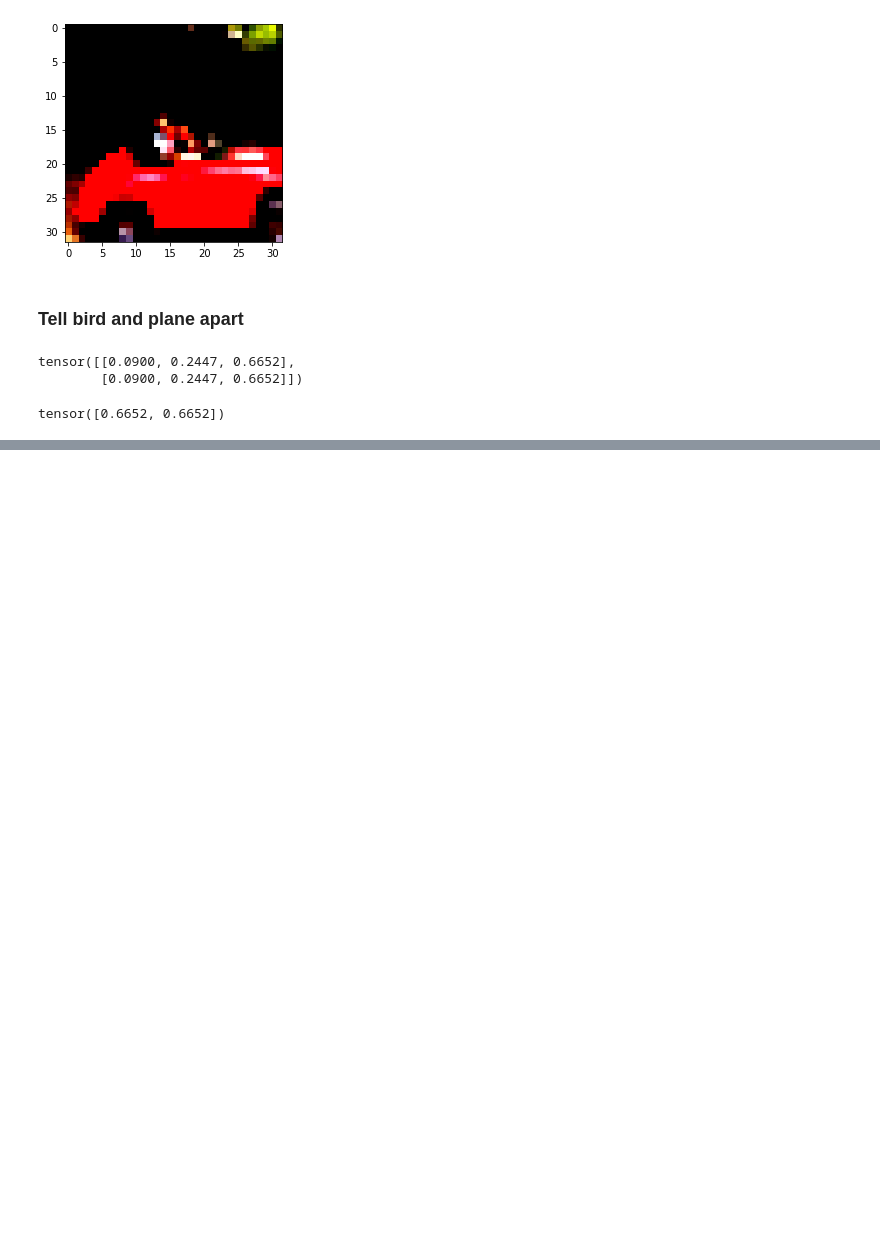
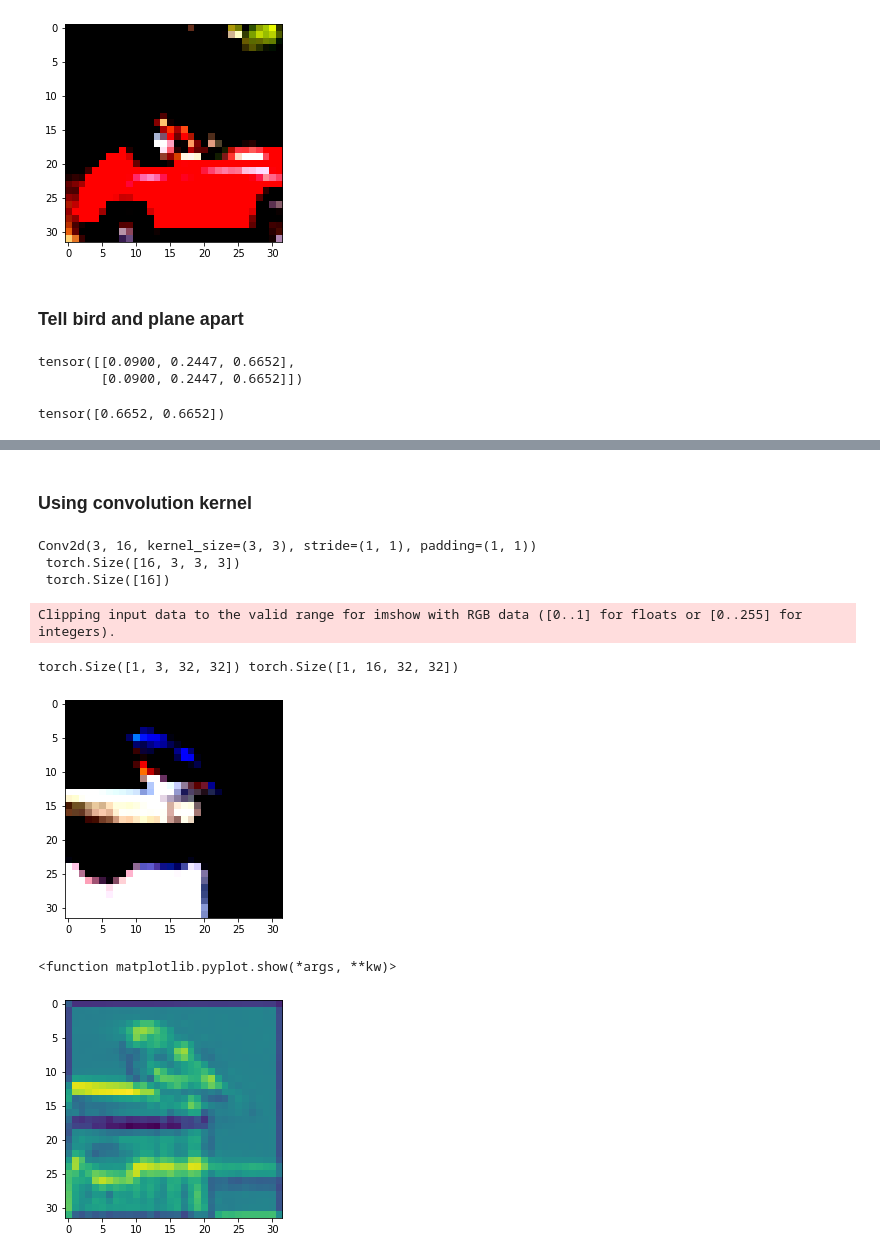
Before and after one commit to uwnelljy/DeepLearning, a Jupyter notebook: CIFAR-10.ipynb, the cells around one changed output, grey strips where cells are left out. Saved outputs shown, nothing was run; the diff lists cells and outputs as text; code cells hidden in the pictures; blank space fills up the shorter version.

Commit message:
convolution kernel

```diff
--- a/CIFAR-10.ipynb
+++ b/CIFAR-10.ipynb
@@ -222,0 +214,32 @@ accuracy 0.818000
+# %% [markdown]
+### Using convolution kernel
+# %%
+# create convolution kernel
+# 3: input channel, 16: output channel
+# kernel_size=3 == kernel_size = (3,3)
+conv_2d = nn.Conv2d(3, 16, kernel_size=3, padding=1)
+print(conv_2d, '\n', conv_2d.weight.shape, '\n', conv_2d.bias.shape)
+# %% [output]
+Conv2d(3, 16, kernel_size=(3, 3), stride=(1, 1), padding=(1, 1))
+ torch.Size([16, 3, 3, 3])
+ torch.Size([16])
+# %%
+# using kernel on img
+img, _ = cifar10_birdplane_train[1]
+
+# add one dimension to indicate batch size=1 using unsqueeze(0)
+con_img = conv_2d(img.unsqueeze(0))
+print(img.unsqueeze(0).shape, con_img.shape)
+
+# img[0] means to just get the first channel, and convert it into np.array
+plt.imshow(img.permute(1, 2, 0))
+plt.show()
+# con_img[0,0] mneans to just get one batch and one channel
+plt.imshow(con_img[0, 0].detach())
+plt.show
+# %% [output]
+Clipping input data to the valid range for imshow with RGB data ([0..1] for floats or [0..255] for integers).
+torch.Size([1, 3, 32, 32]) torch.Size([1, 16, 32, 32])
+[figure, added]
+<function matplotlib.pyplot.show(*args, **kw)>
+[figure, added]
```
Also changed, not shown: parts of 4 cells of this notebook.
